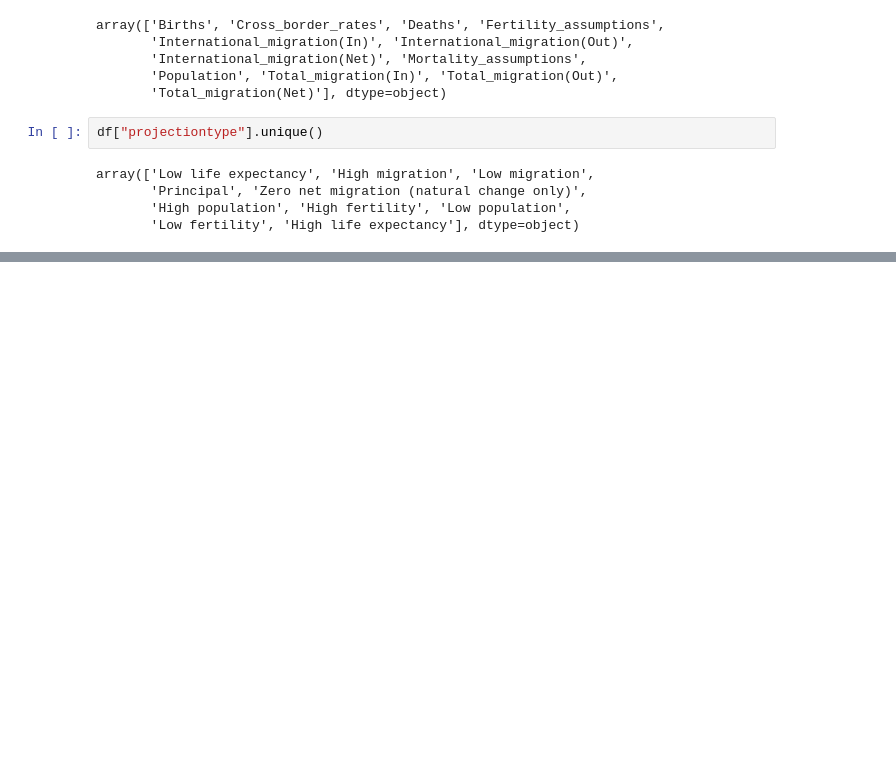
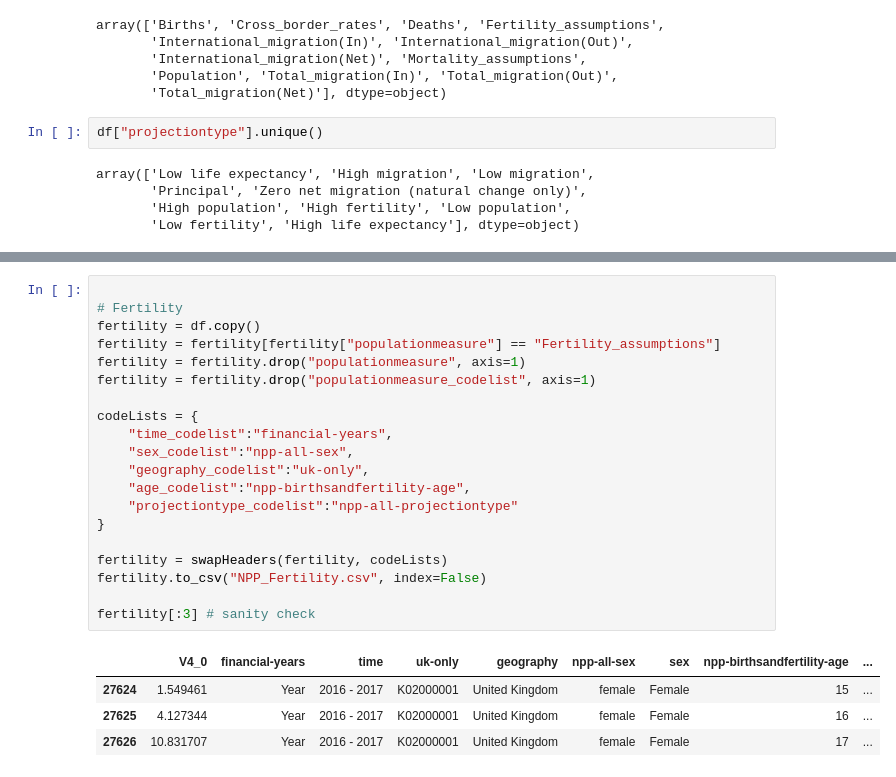
Before and after one commit to MikeData/cmd-national-population-projections, a Jupyter notebook: Pop Projections Transform.ipynb, the cells around one changed output, grey strips where cells are left out. Cells and saved outputs as stored; diff of their text form; blank space fills up the shorter version.

```diff
--- a/Pop Projections Transform.ipynb
+++ b/Pop Projections Transform.ipynb
@@ -125,0 +154,25 @@ birthsAndFertility[:3] # sanity check
+# %%
+
+# Fertility
+fertility = df.copy()
+fertility = fertility[fertility["populationmeasure"] == "Fertility_assumptions"]
+fertility = fertility.drop("populationmeasure", axis=1)
+fertility = fertility.drop("populationmeasure_codelist", axis=1)
+
+codeLists = {
+    "time_codelist":"financial-years",
+    "sex_codelist":"npp-all-sex",
+    "geography_codelist":"uk-only",
+    "age_codelist":"npp-birthsandfertility-age",
+    "projectiontype_codelist":"npp-all-projectiontype"
+}
+
+fertility = swapHeaders(fertility, codeLists)
+fertility.to_csv("NPP_Fertility.csv", index=False)
+
+fertility[:3] # sanity check
+# %% [output]
+|  | V4_0 | financial-years | time | uk-only | geography | npp-all-sex | sex | npp-birthsandfertility-age | ... |
+| 27624 | 1.549461 | Year | 2016 - 2017 | K02000001 | United Kingdom | female | Female | 15 | ... |
+| 27625 | 4.127344 | Year | 2016 - 2017 | K02000001 | United Kingdom | female | Female | 16 | ... |
+| 27626 | 10.831707 | Year | 2016 - 2017 | K02000001 | United Kingdom | female | Female | 17 | ... |
```
Also changed, not shown: parts of 10 cells of this notebook.
